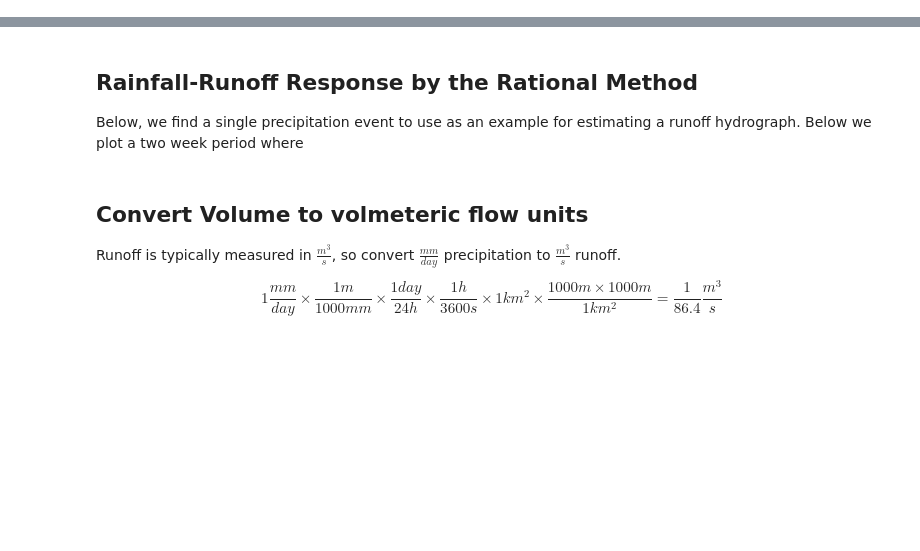
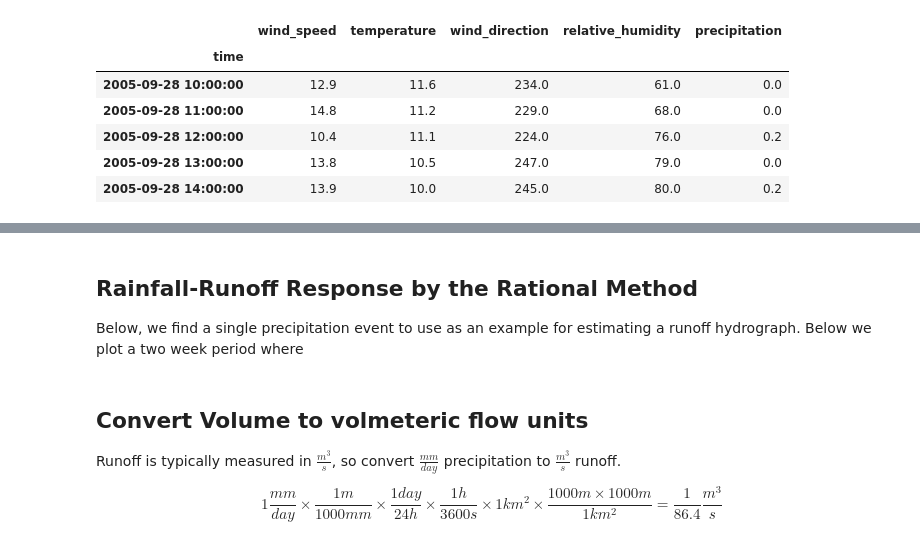
Before and after one commit to dankovacek/Engineering_Hydrology_Notebooks, a Jupyter notebook: content/notebooks/Notebook_4/Notebook_4.ipynb, the cells around one changed output, grey strips where cells are left out. Cells and saved outputs as stored; diff of their text form; code cells hidden in the pictures; blank space fills up the shorter version.

```diff
--- a/content/notebooks/Notebook_4/Notebook_4.ipynb
+++ b/content/notebooks/Notebook_4/Notebook_4.ipynb
@@ -36,0 +58,18 @@ Loading BokehJS ...
+# %%
+# note that the ascii file uses the string 'None' for NaN
+# and we can deal with this on import.
+hourly_df = pd.read_csv('../../notebook_data/notebook_4_data/925.ascii',
+header=1, na_values=[' None'], infer_datetime_format=True, parse_dates=[' time'])
+# note that the ascii format imports the column headers with spaces
+# that need to be cleaned up
+hourly_df.columns = [e.strip() for e in hourly_df.columns]
+hourly_df.set_index('time', inplace=True, drop=True)
+hourly_df.head()
+# %% [output]
+|  | wind_speed | temperature | wind_direction | relative_humidity | precipitation |
+| time |  |  |  |  |  |
+| 2005-09-28 10:00:00 | 12.9 | 11.6 | 234.0 | 61.0 | 0.0 |
+| 2005-09-28 11:00:00 | 14.8 | 11.2 | 229.0 | 68.0 | 0.0 |
+| 2005-09-28 12:00:00 | 10.4 | 11.1 | 224.0 | 76.0 | 0.2 |
+| 2005-09-28 13:00:00 | 13.8 | 10.5 | 247.0 | 79.0 | 0.0 |
+| 2005-09-28 14:00:00 | 13.9 | 10.0 | 245.0 | 80.0 | 0.2 |
```
Also changed, not shown: parts of 116 cells of this notebook, 52 other files.
